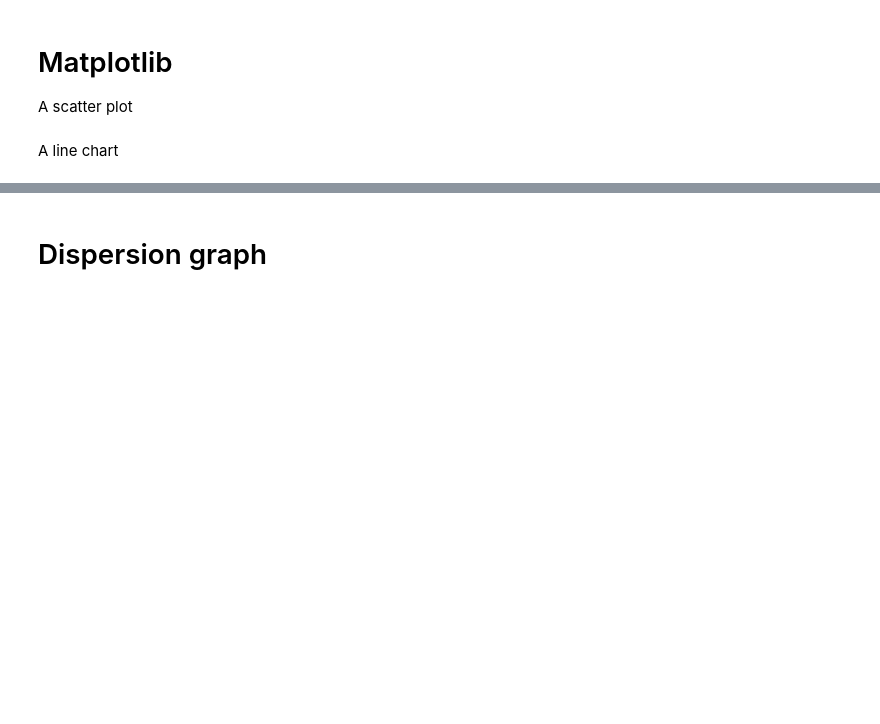
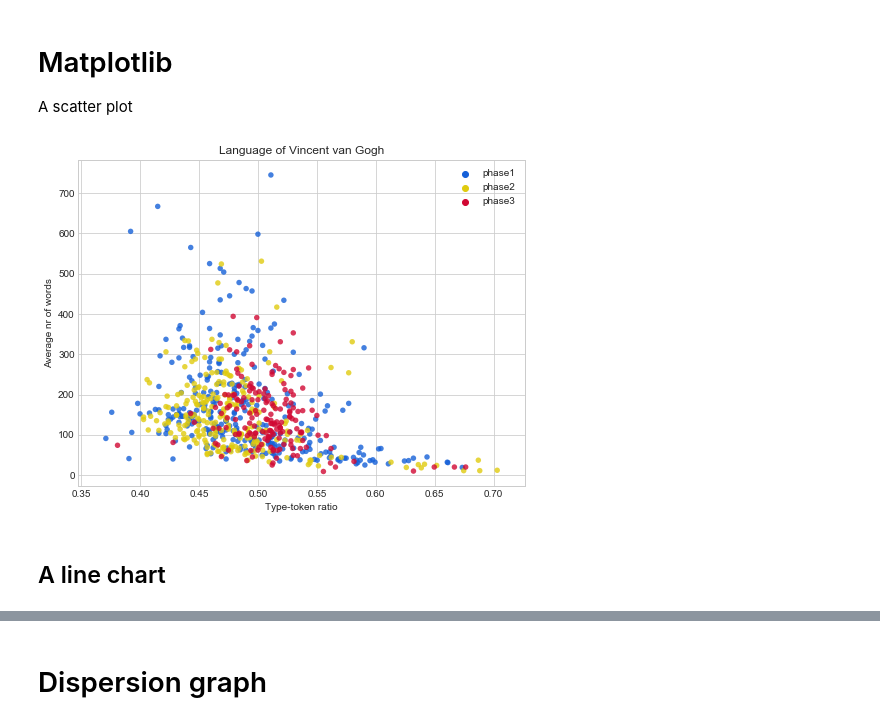
Before and after one commit to peterverhaar/MaastrichtDataScience, a Jupyter notebook: Data Science Workshop Part 2.ipynb, the cells around one changed output, grey strips where cells are left out. Saved outputs shown, nothing was run; the diff lists cells and outputs as text; code cells hidden in the pictures; blank space fills up the shorter version.

```diff
--- a/Data Science Workshop Part 2.ipynb
+++ b/Data Science Workshop Part 2.ipynb
@@ -374,28 +355,57 @@ A scatter plot
 # %%
 %matplotlib inline
 
 import pandas as pd
 
 df = pd.read_csv( 'vanGogh.csv' )
 
+
+colours = []
+
+## 1883: Move to Antwerp and Paris
+## 1888: Move to Arles
+
+legendDict = dict()
+
+for y in df['year']:
+    if y < 1883:
+        colours.append('#1560d8')
+        legendDict['phase1'] = '#1560d8'
+    elif y < 1888:
+        colours.append('#e0cb0f')
+        legendDict['phase2'] = '#e0cb0f'
+    else:
+        colours.append('#d10833')
+        legendDict['phase3'] = '#d10833'
+
+
+
+
 plt.style.use('seaborn-whitegrid')
 
-fig = plt.figure( )
+fig = plt.figure( figsize=( 8 , 6 ) )
 ax = plt.axes()
 
-ax.scatter( x.values() , y.values()  , alpha=0.8, edgecolors='none', s=30, label=None )
+ax.scatter( df['ttr'], df['sentences'] , alpha=0.8, edgecolors='none', s=30, label=None , c = colours )
 ax.set_xlabel('Type-token ratio')
 ax.set_ylabel('Average nr of words')
 
 ax.set_title( 'Language of Vincent van Gogh')
 
-for label in x.keys():
-    ax.annotate( label , (x[label] , y[label] + 0.4))
+( 'Language of Vincent van Gogh')
+
+
+for l in legendDict:
+    ax.scatter( [] , []  , label = l ,  c = legendDict[l] )
+
+ax.legend()
 
 plt.show()
+# %% [output]
+[figure, added]
 # %% [markdown]
 
-A line chart
+## A line chart
 # %%
 %matplotlib inline
 
```
Also changed, not shown: parts of 14 cells of this notebook.
